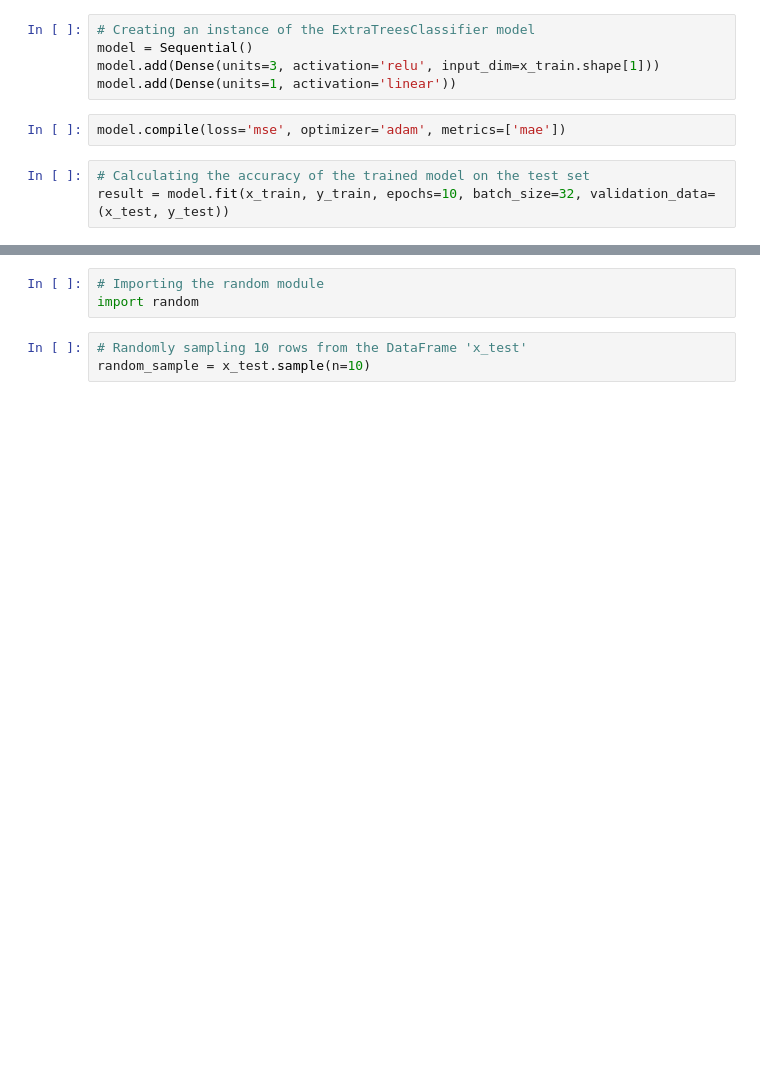
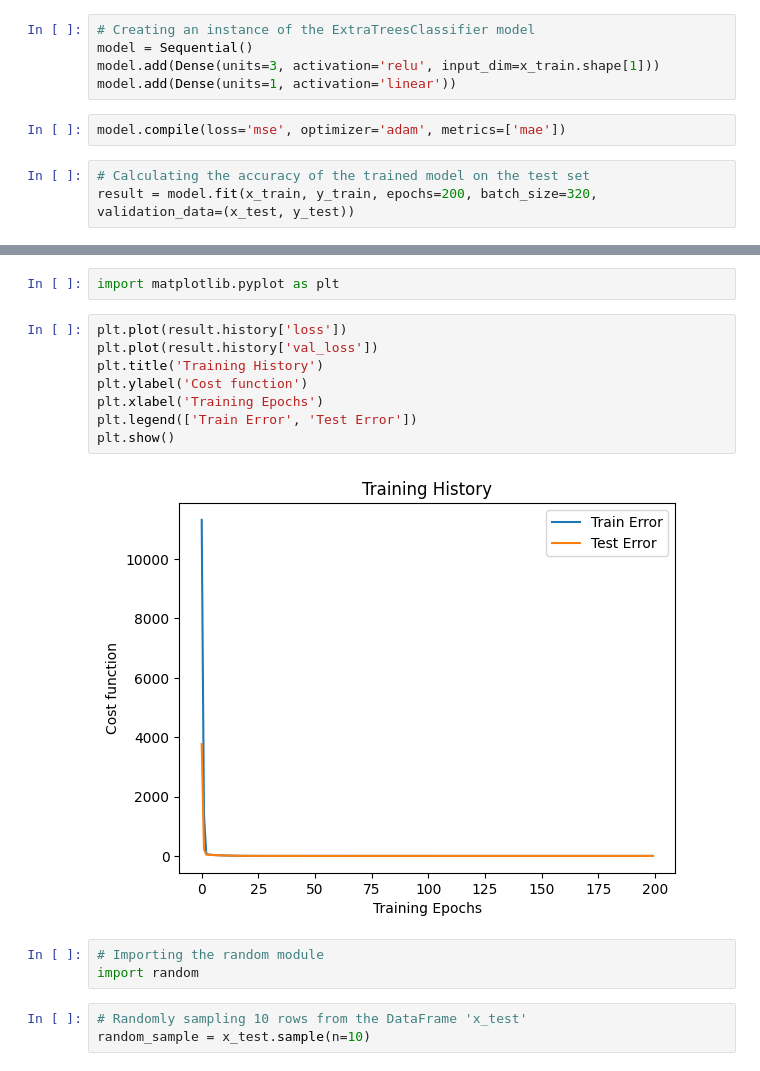
Before and after one commit to pachecowillians/machine-learning, a Jupyter notebook: diabates-neural-network.ipynb, the cells around one changed output, grey strips where cells are left out. Drawn from its saved outputs; the diff is of its cells as text; blank space fills up the shorter version.

Commit message:
Training model and plotting the result

```diff
--- a/diabates-neural-network.ipynb
+++ b/diabates-neural-network.ipynb
@@ -89,5 +95,5 @@ model.add(Dense(units=1, activation='linear'))
 model.compile(loss='mse', optimizer='adam', metrics=['mae'])
 # %%
 # Calculating the accuracy of the trained model on the test set
-result = model.fit(x_train, y_train, epochs=10, batch_size=32, validation_data=(x_test, y_test))
+result = model.fit(x_train, y_train, epochs=200, batch_size=320, validation_data=(x_test, y_test))
 # %% [output]
@@ -114,3 +117,15 @@ Accuracy: <keras.callbacks.History object at 0x...>
+# %%
+import matplotlib.pyplot as plt
+# %%
+plt.plot(result.history['loss'])
+plt.plot(result.history['val_loss'])
+plt.title('Training History')
+plt.ylabel('Cost function')
+plt.xlabel('Training Epochs')
+plt.legend(['Train Error', 'Test Error'])
+plt.show()
+# %% [output]
+[figure, added]
 # %%
 # Importing the random module
 import random
```
Also changed, not shown: parts of 9 cells of this notebook.
